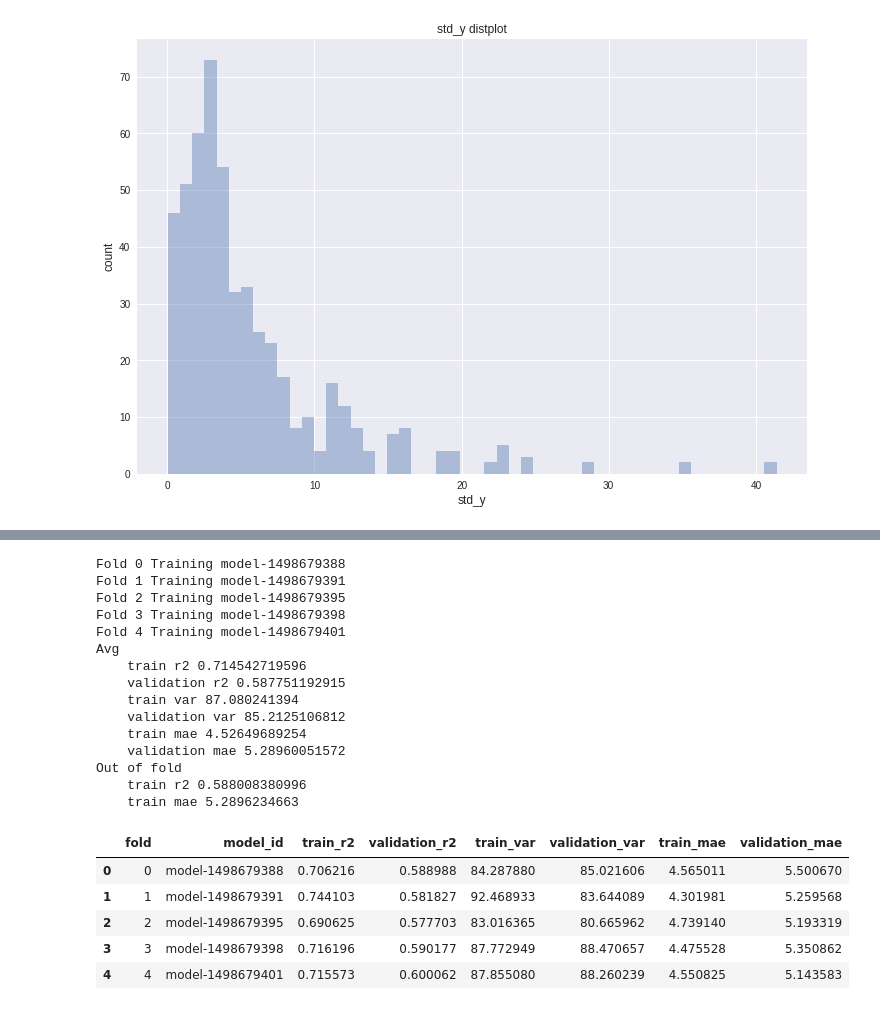
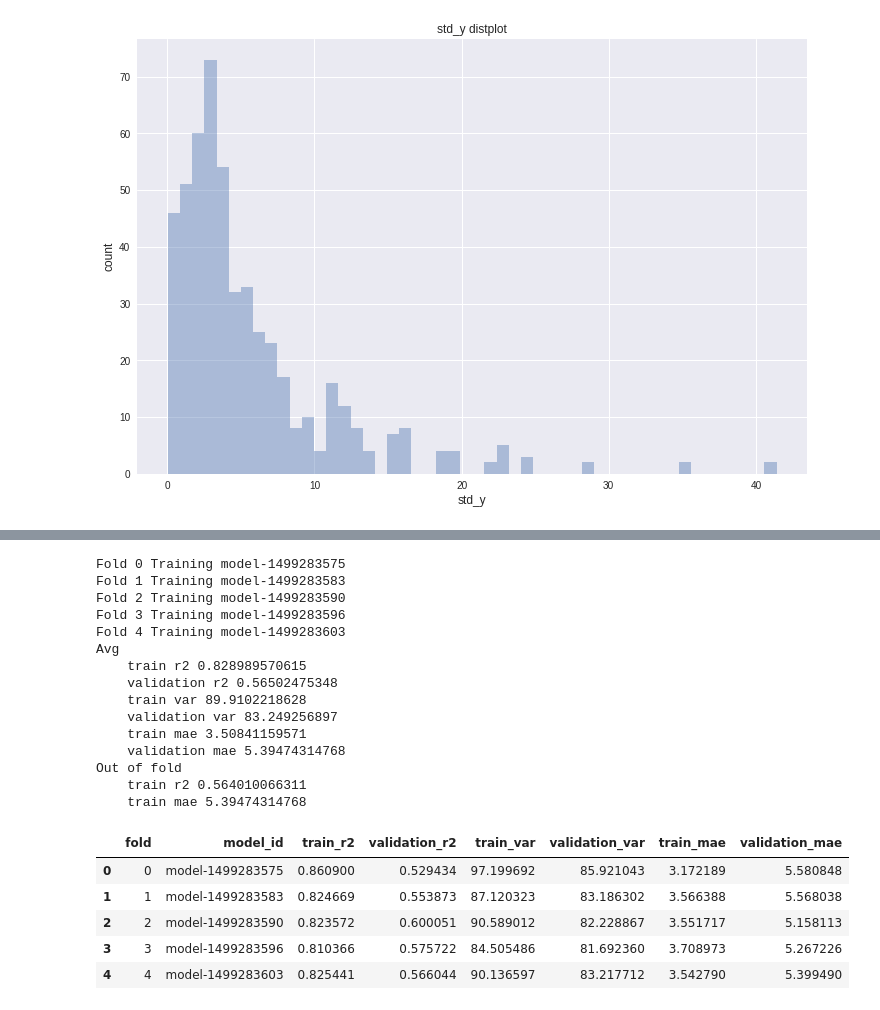
Before and after one commit to malhotraa/mercedes-benz-greener-manufacturing, a Jupyter notebook: notebooks/model_dupes.ipynb, the cells around one changed output, grey strips where cells are left out. Cells and saved outputs as stored; diff of their text form; code cells hidden in the pictures.

```diff
--- a/notebooks/model_dupes.ipynb
+++ b/notebooks/model_dupes.ipynb
@@ -192,8 +246,8 @@ test_df.shape (4209, 405)
 # %%
 if keep_ID:
     print('Keeping ID in training columns')
-    X = train_df.drop(['y'], axis=1).set_index(['ID'])
-    test_X = test_df.set_index(['ID'])
+    X = train_df.drop(['y'], axis=1)
+    test_X = test_df
 else:
     X = train_df.drop(["y"], axis=1).set_index(['ID'], drop=True)
     test_X = test_df.set_index(['ID'], drop=True)
@@ -202,4 +256,15 @@ Y = train_df['y'].values
 
 print('X.shape', X.shape)
 print('Y.shape', Y.shape)
+
+if add_magic_feature:
+    temp_X = X.copy()
+    temp_X['y'] = Y
+    median_df = temp_X.groupby('X0').y.mean().reset_index().rename(columns={'y':'median_y'})
+    test_X_median_df = pd.merge(test_X, median_df, on='X0', how='left')
+    test_X_median_df.loc[test_X_median_df.median_y.isnull(), 'median_y'] = Y.mean()
+    test_X = test_X_median_df
+    test_X = test_X.set_index(test_df.ID.values)
+    test_X.index.name = 'ID'
+    print('test_X.shape', test_X.shape)
 # %% [output]
@@ -210,8 +276,8 @@ NUM_FOLDS = 5
 kf = model_selection.KFold(n_splits=NUM_FOLDS, shuffle=True, random_state=42)
 perf = []
 
-dataset_blend_train = np.zeros((X.shape[0]))
-dataset_blend_test = np.zeros((test_X.shape[0]))
+dataset_blend_train1 = np.zeros((X.shape[0]))
+dataset_blend_test1 = np.zeros((test_X.shape[0]))
 dataset_blend_test_j = np.zeros((test_X.shape[0], NUM_FOLDS))
 
 for fold, (train_idxs, val_idxs) in enumerate(kf.split(X)):
@@ -223,11 +289,22 @@ for fold, (train_idxs, val_idxs) in enumerate(kf.split(X)):
 
     mean_Y = trn_Y.mean()
 
+    if add_magic_feature:
+        temp_X = trn_X.copy()
+        temp_X['y'] = trn_Y
+        median_df = temp_X.groupby('X0').y.mean().reset_index().rename(columns={'y':'median_y'})
+        trn_X_median_df = pd.merge(trn_X, median_df, on='X0', how='left')
+        trn_X = trn_X_median_df
+
+        val_X_median_df = pd.merge(val_X, median_df, on='X0', how='left')
+        val_X_median_df.loc[val_X_median_df.median_y.isnull(), 'median_y'] = trn_Y.mean()
+        val_X = val_X_median_df
+
     def xgb_r2_score(preds, dtrain):
         labels = dtrain.get_label()
         return 'rmse', -1.0 * metrics.r2_score(labels, preds)
 
-    model = xgb.XGBRegressor(max_depth = 5,
+    model = xgb.XGBRegressor(max_depth = 10,
                         objective="reg:linear",
                         n_estimators=1500,
                         learning_rate=0.0045,
@@ -252,57 +329,57 @@ for fold, (train_idxs, val_idxs) in enumerate(kf.split(X)):
     val_mae = metrics.mean_absolute_error(val_Y, val_Y_pred)
 
     test_Y_pred = model.predict(test_X)
-    dataset_blend_train[val_idxs] = val_Y_pred
+    dataset_blend_train1[val_idxs] = val_Y_pred
     dataset_blend_test_j[:, fold] = model.predict(test_X)
 
     perf.append((fold, model_id, train_r2_score, val_r2_score,
                  train_var, val_var,
                  train_mae, val_mae))
-dataset_blend_test = dataset_blend_test_j.mean(1)
+dataset_blend_test1 = dataset_blend_test_j.mean(1)
 
 perf_df = pd.DataFrame(perf, columns=['fold', 'model_id', 'train_r2', 'validation_r2',
                                       'train_var', 'validation_var',
                                       'train_mae', 'validation_mae'])
 
 # val_r2_mean = "{:0.5f}".format(perf_df['validation_r2'].mean())[2:]
 # ts = str(int(time.time()))
 
 # train_blend_df = pd.DataFrame(data=dataset_blend_train, index=X.index, columns=['y'])
 # test_blend_df = pd.DataFrame(data=dataset_blend_test, index=test_X.index, columns=['y'])
 
 # train_blend_df.to_csv(os.path.join(ENSEMBLE_PATH, 'malhot_xgb5fold_{}_{}_{}_train.csv'.format(ts, 0, val_r2_mean)), index=True)
 # test_blend_df.to_csv(os.path.join(ENSEMBLE_PATH, 'malhot_xgb5fold_{}_{}_{}_test.csv'.format(ts, 0, val_r2_mean)), index=True)
 
 print('Avg', '\n',
       '   train r2', perf_df['train_r2'].mean(), '\n',
       '   validation r2', perf_df['validation_r2'].mean(), '\n',
       '   train var', perf_df['train_var'].mean(), '\n',
       '   validation var', perf_df['validation_var'].mean(), '\n',
       '   train mae', perf_df['train_mae'].mean(), '\n',
       '   validation mae', perf_df['validation_mae'].mean())
 print('Out of fold\n',
-      '   train r2', metrics.r2_score(Y, dataset_blend_train), '\n',
-      '   train mae', metrics.mean_absolute_error(Y, dataset_blend_train))
+      '   train r2', metrics.r2_score(Y, dataset_blend_train1), '\n',
+      '   train mae', metrics.mean_absolute_error(Y, dataset_blend_train1))
 perf_df
 # %% [output]
-Fold 0 Training model-1498679388
-Fold 1 Training model-1498679391
-Fold 2 Training model-1498679395
-Fold 3 Training model-1498679398
-Fold 4 Training model-1498679401
+Fold 0 Training model-1499283575
+Fold 1 Training model-1499283583
+Fold 2 Training model-1499283590
+Fold 3 Training model-1499283596
+Fold 4 Training model-1499283603
 Avg
-    train r2 0.714542719596
-    validation r2 0.587751192915
-    train var 87.080241394
-    validation var 85.2125106812
-    train mae 4.52649689254
-    validation mae 5.28960051572
+    train r2 0.828989570615
+    validation r2 0.56502475348
+    train var 89.9102218628
+    validation var 83.249256897
+    train mae 3.50841159571
+    validation mae 5.39474314768
 Out of fold
-    train r2 0.588008380996
-    train mae 5.2896234663
+    train r2 0.564010066311
+    train mae 5.39474314768
 |  | fold | model_id | train_r2 | validation_r2 | train_var | validation_var | train_mae | validation_mae |
-| 0 | 0 | model-1498679388 | 0.706216 | 0.588988 | 84.287880 | 85.021606 | 4.565011 | 5.500670 |
-| 1 | 1 | model-1498679391 | 0.744103 | 0.581827 | 92.468933 | 83.644089 | 4.301981 | 5.259568 |
-| 2 | 2 | model-1498679395 | 0.690625 | 0.577703 | 83.016365 | 80.665962 | 4.739140 | 5.193319 |
-| 3 | 3 | model-1498679398 | 0.716196 | 0.590177 | 87.772949 | 88.470657 | 4.475528 | 5.350862 |
-| 4 | 4 | model-1498679401 | 0.715573 | 0.600062 | 87.855080 | 88.260239 | 4.550825 | 5.143583 |
+| 0 | 0 | model-1499283575 | 0.860900 | 0.529434 | 97.199692 | 85.921043 | 3.172189 | 5.580848 |
+| 1 | 1 | model-1499283583 | 0.824669 | 0.553873 | 87.120323 | 83.186302 | 3.566388 | 5.568038 |
+| 2 | 2 | model-1499283590 | 0.823572 | 0.600051 | 90.589012 | 82.228867 | 3.551717 | 5.158113 |
+| 3 | 3 | model-1499283596 | 0.810366 | 0.575722 | 84.505486 | 81.692360 | 3.708973 | 5.267226 |
+| 4 | 4 | model-1499283603 | 0.825441 | 0.566044 | 90.136597 | 83.217712 | 3.542790 | 5.399490 |
```
Also changed, not shown: parts of 9 cells of this notebook.
